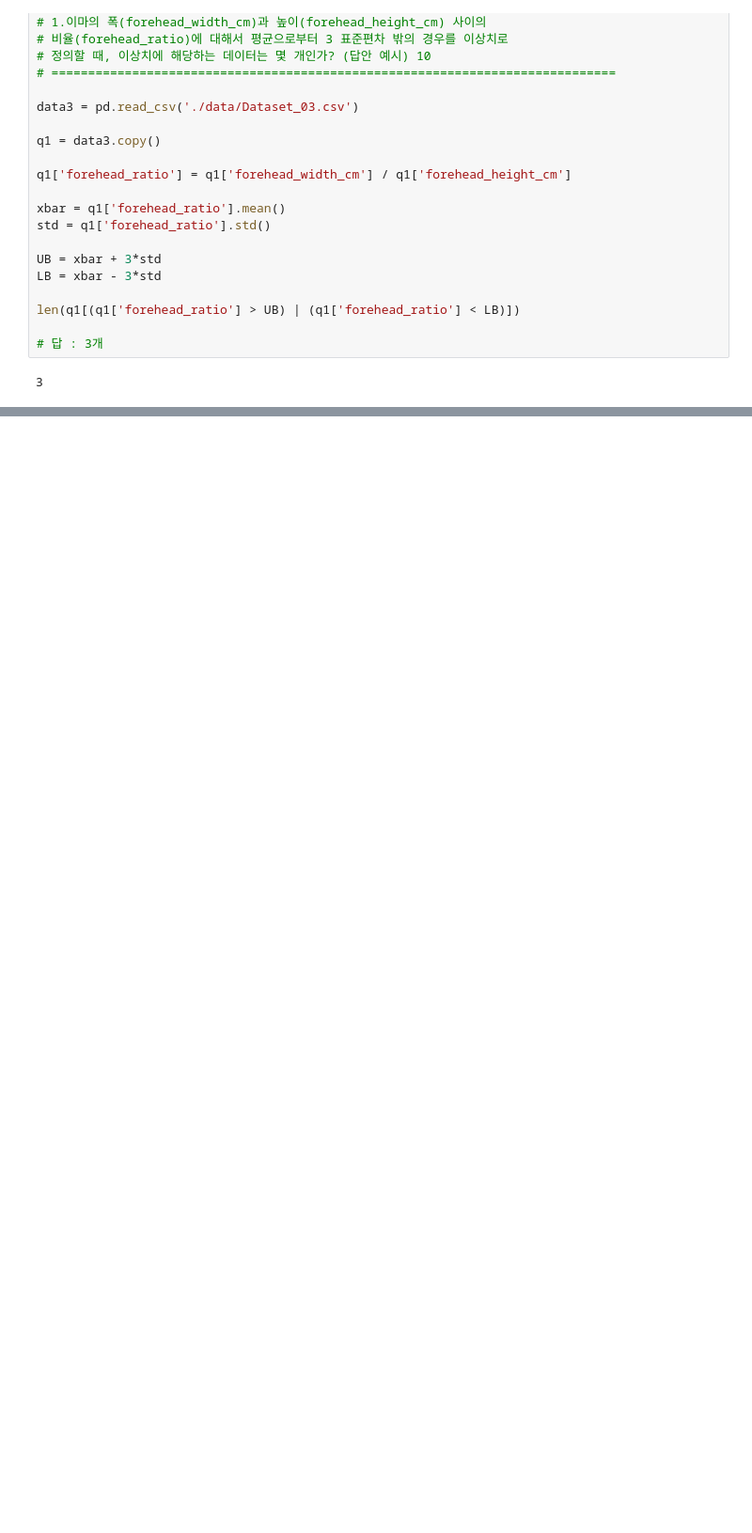
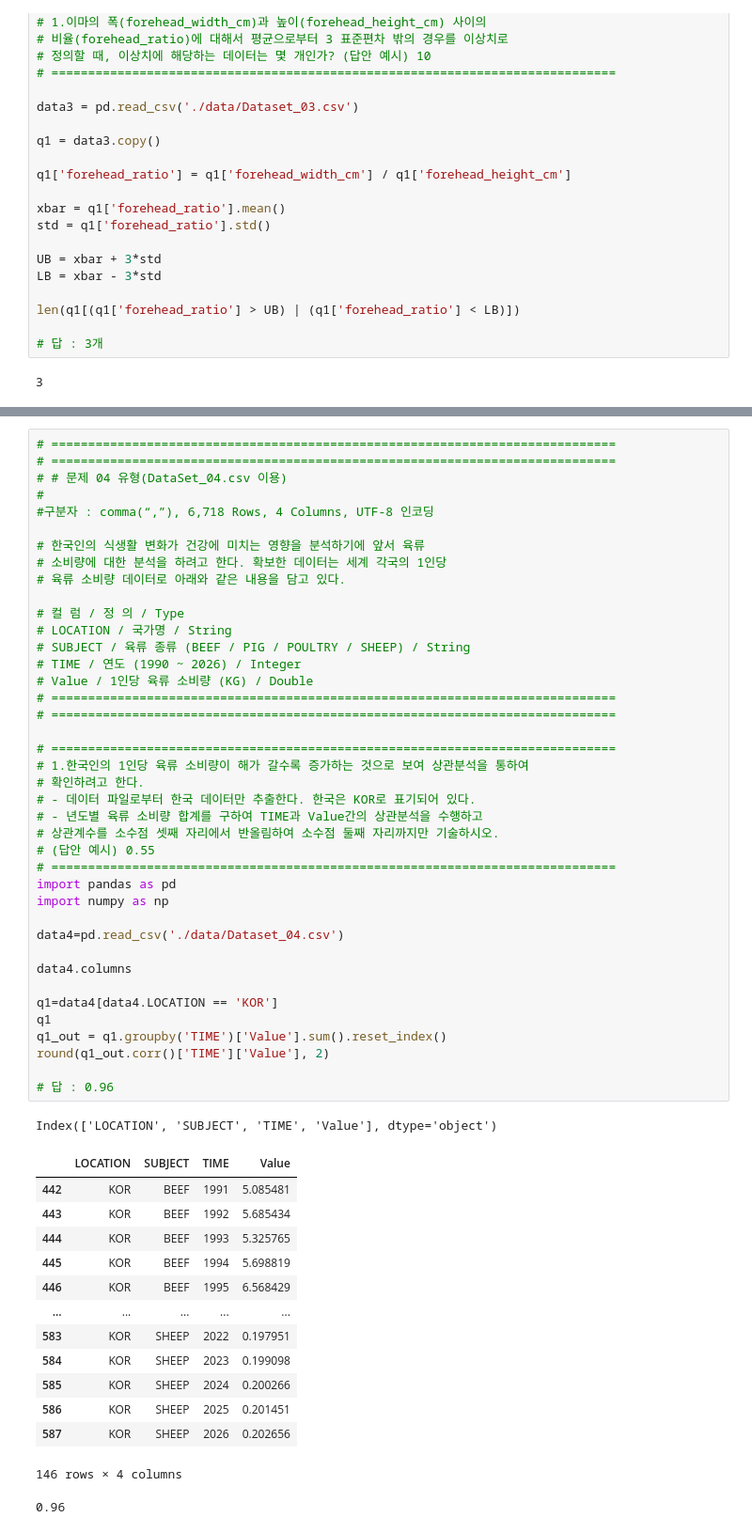
Before and after one commit to JngMkk/TIL, a Jupyter notebook: Python/ProDS/set01_set05.ipynb, the cells around one changed output, grey strips where cells are left out. Shown: that part at 94% size. Drawn from its saved outputs; the diff is of its cells as text; blank space fills up the shorter version.

```diff
--- a/Python/ProDS/set01_set05.ipynb
+++ b/Python/ProDS/set01_set05.ipynb
@@ -423,0 +483,56 @@ True
+# %%
+# =============================================================================
+# =============================================================================
+# # 문제 04 유형(DataSet_04.csv 이용)
+#
+#구분자 : comma(“,”), 6,718 Rows, 4 Columns, UTF-8 인코딩
+
+# 한국인의 식생활 변화가 건강에 미치는 영향을 분석하기에 앞서 육류
+# 소비량에 대한 분석을 하려고 한다. 확보한 데이터는 세계 각국의 1인당
+# 육류 소비량 데이터로 아래와 같은 내용을 담고 있다.
+
+# 컬 럼 / 정 의 / Type
+# LOCATION / 국가명 / String
+# SUBJECT / 육류 종류 (BEEF / PIG / POULTRY / SHEEP) / String
+# TIME / 연도 (1990 ~ 2026) / Integer
+# Value / 1인당 육류 소비량 (KG) / Double
+# =============================================================================
+# =============================================================================
+
+# =============================================================================
+# 1.한국인의 1인당 육류 소비량이 해가 갈수록 증가하는 것으로 보여 상관분석을 통하여
+# 확인하려고 한다.
+# - 데이터 파일로부터 한국 데이터만 추출한다. 한국은 KOR로 표기되어 있다.
+# - 년도별 육류 소비량 합계를 구하여 TIME과 Value간의 상관분석을 수행하고
+# 상관계수를 소수점 셋째 자리에서 반올림하여 소수점 둘째 자리까지만 기술하시오.
+# (답안 예시) 0.55
+# =============================================================================
+import pandas as pd
+import numpy as np
+
+data4=pd.read_csv('./data/Dataset_04.csv')
+
+data4.columns
+
+q1=data4[data4.LOCATION == 'KOR']
+q1
+q1_out = q1.groupby('TIME')['Value'].sum().reset_index()
+round(q1_out.corr()['TIME']['Value'], 2)
+
+# 답 : 0.96
+# %% [output]
+Index(['LOCATION', 'SUBJECT', 'TIME', 'Value'], dtype='object')
+|  | LOCATION | SUBJECT | TIME | Value |
+| 442 | KOR | BEEF | 1991 | 5.085481 |
+| 443 | KOR | BEEF | 1992 | 5.685434 |
+| 444 | KOR | BEEF | 1993 | 5.325765 |
+| 445 | KOR | BEEF | 1994 | 5.698819 |
+| 446 | KOR | BEEF | 1995 | 6.568429 |
+| ... | ... | ... | ... | ... |
+| 583 | KOR | SHEEP | 2022 | 0.197951 |
+| 584 | KOR | SHEEP | 2023 | 0.199098 |
+| 585 | KOR | SHEEP | 2024 | 0.200266 |
+| 586 | KOR | SHEEP | 2025 | 0.201451 |
+| 587 | KOR | SHEEP | 2026 | 0.202656 |
+146 rows × 4 columns
+0.96
```
Also changed, not shown: parts of 9 cells of this notebook, 11 other files.
